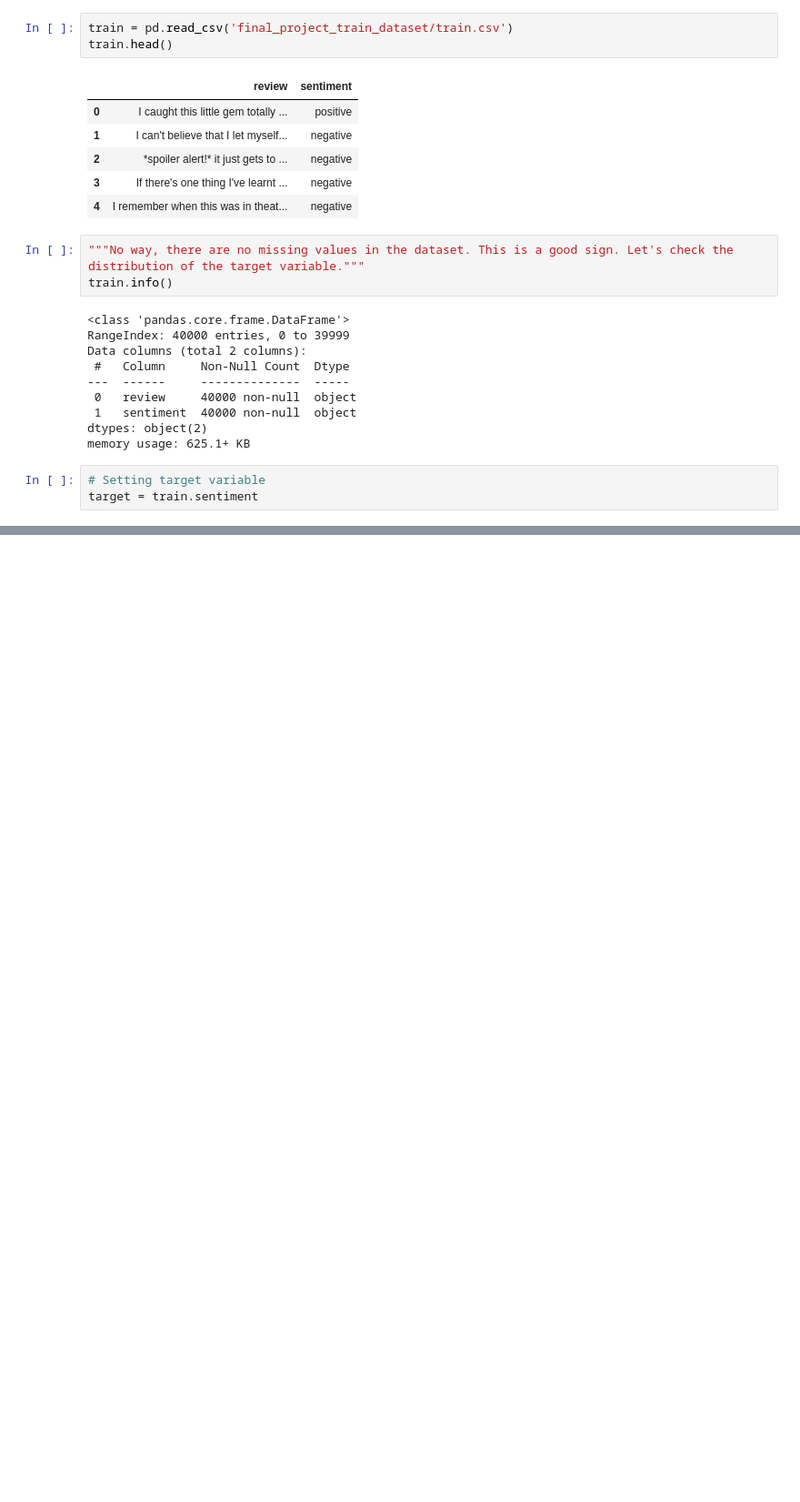
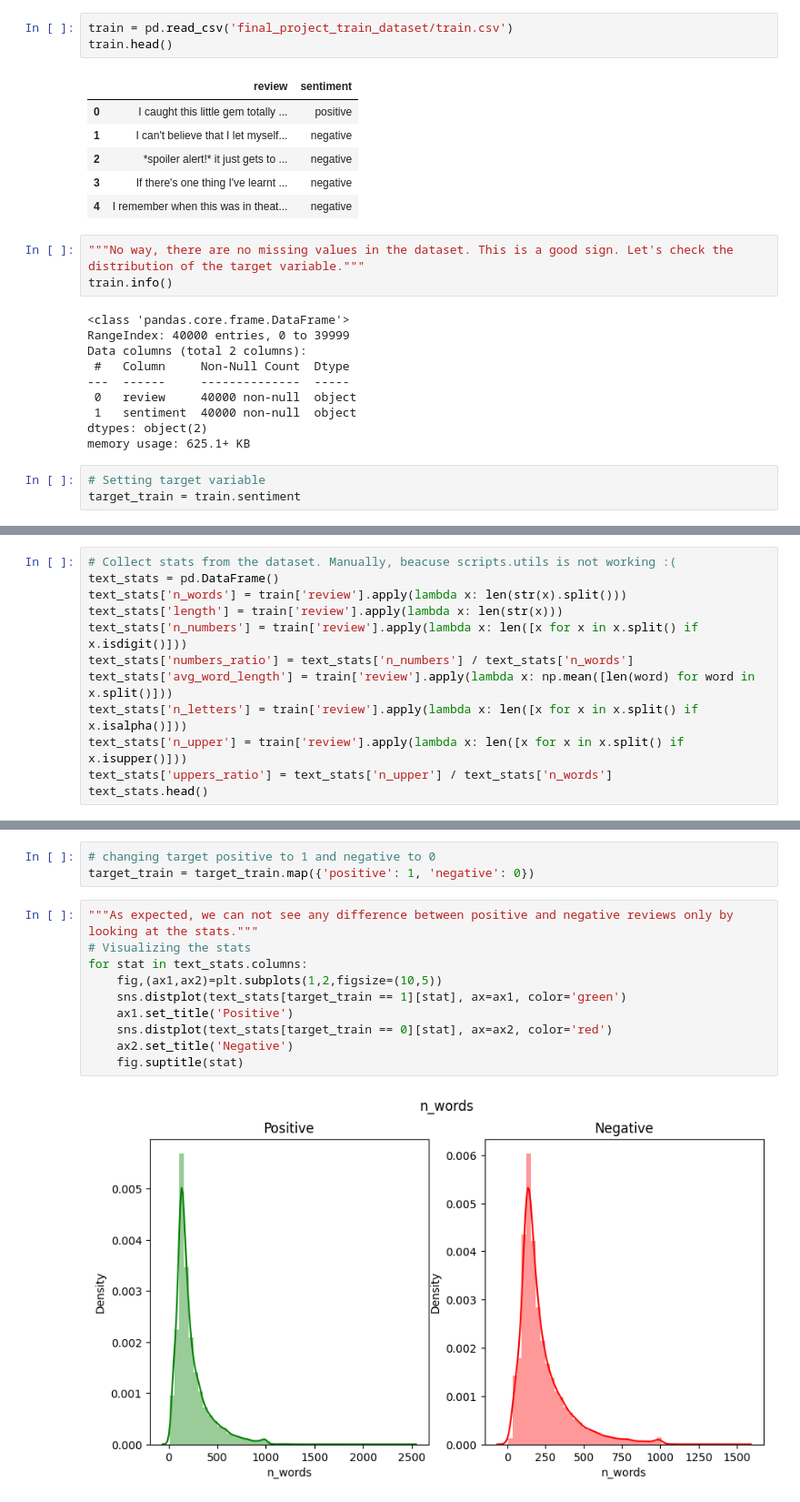
Before and after one commit to VasyaR/EPAM_AI_Course_0824, a Jupyter notebook: Homework_6/EPAM_Course_AI_0824_homework6_RV.ipynb, the cells around one changed output, grey strips where cells are left out. Shown: that part at 91% size. Cells and saved outputs as stored; diff of their text form; blank space fills up the shorter version.

```diff
--- a/Homework_6/EPAM_Course_AI_0824_homework6_RV.ipynb
+++ b/Homework_6/EPAM_Course_AI_0824_homework6_RV.ipynb
@@ -56,7 +72,7 @@ dtypes: object(2)
 memory usage: 625.1+ KB
 # %%
 # Setting target variable
-target = train.sentiment
+target_train = train.sentiment
 # %%
 """Wow, there are even no need to visualize it :)"""
 # Checking the distribution of the target variable
@@ -68,0 +87,12 @@ Name: count, dtype: float64
+# %%
+# Collect stats from the dataset. Manually, beacuse scripts.utils is not working :(
+text_stats = pd.DataFrame()
+text_stats['n_words'] = train['review'].apply(lambda x: len(str(x).split()))
+text_stats['length'] = train['review'].apply(lambda x: len(str(x)))
+text_stats['n_numbers'] = train['review'].apply(lambda x: len([x for x in x.split() if x.isdigit()]))
+text_stats['numbers_ratio'] = text_stats['n_numbers'] / text_stats['n_words']
+text_stats['avg_word_length'] = train['review'].apply(lambda x: np.mean([len(word) for word in x.split()]))
+text_stats['n_letters'] = train['review'].apply(lambda x: len([x for x in x.split() if x.isalpha()]))
+text_stats['n_upper'] = train['review'].apply(lambda x: len([x for x in x.split() if x.isupper()]))
+text_stats['uppers_ratio'] = text_stats['n_upper'] / text_stats['n_words']
+text_stats.head()
@@ -68,0 +121,15 @@ Name: count, dtype: float64
+# %%
+# changing target positive to 1 and negative to 0
+target_train = target_train.map({'positive': 1, 'negative': 0})
+# %%
+"""As expected, we can not see any difference between positive and negative reviews only by looking at the stats."""
+# Visualizing the stats
+for stat in text_stats.columns:
+    fig,(ax1,ax2)=plt.subplots(1,2,figsize=(10,5))
+    sns.distplot(text_stats[target_train == 1][stat], ax=ax1, color='green')
+    ax1.set_title('Positive')
+    sns.distplot(text_stats[target_train == 0][stat], ax=ax2, color='red')
+    ax2.set_title('Negative')
+    fig.suptitle(stat)
+# %% [output]
+[figure, added]
```
Also changed, not shown: parts of 20 cells of this notebook, 1 other file.
